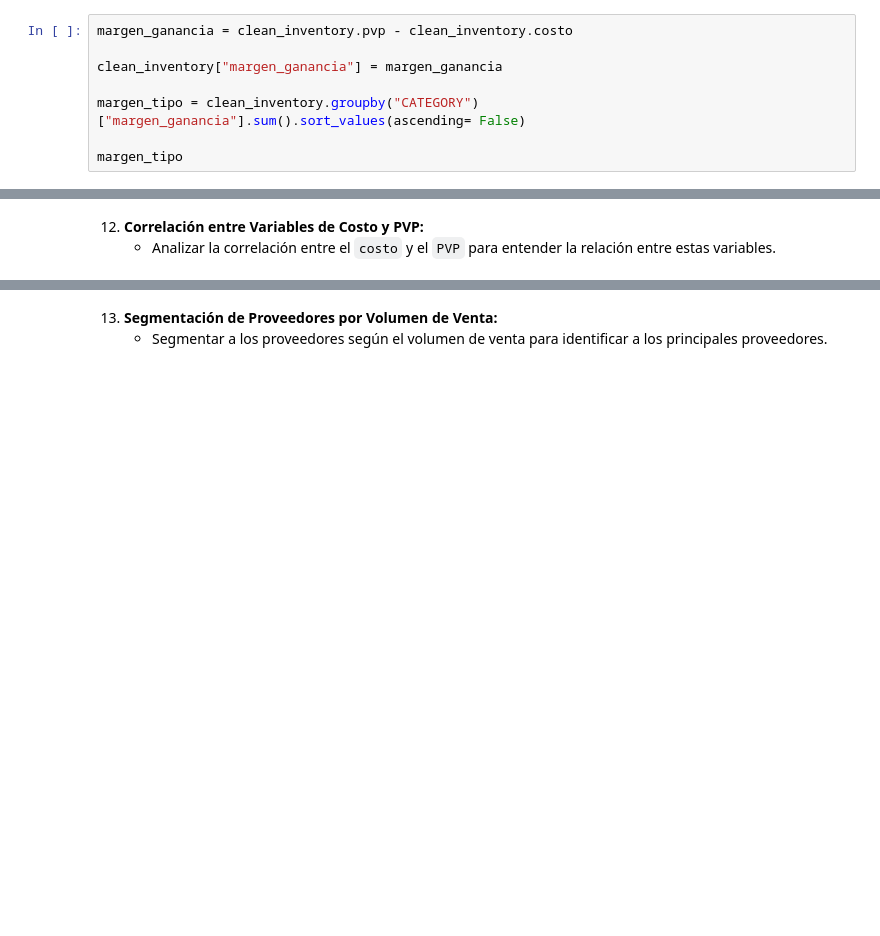
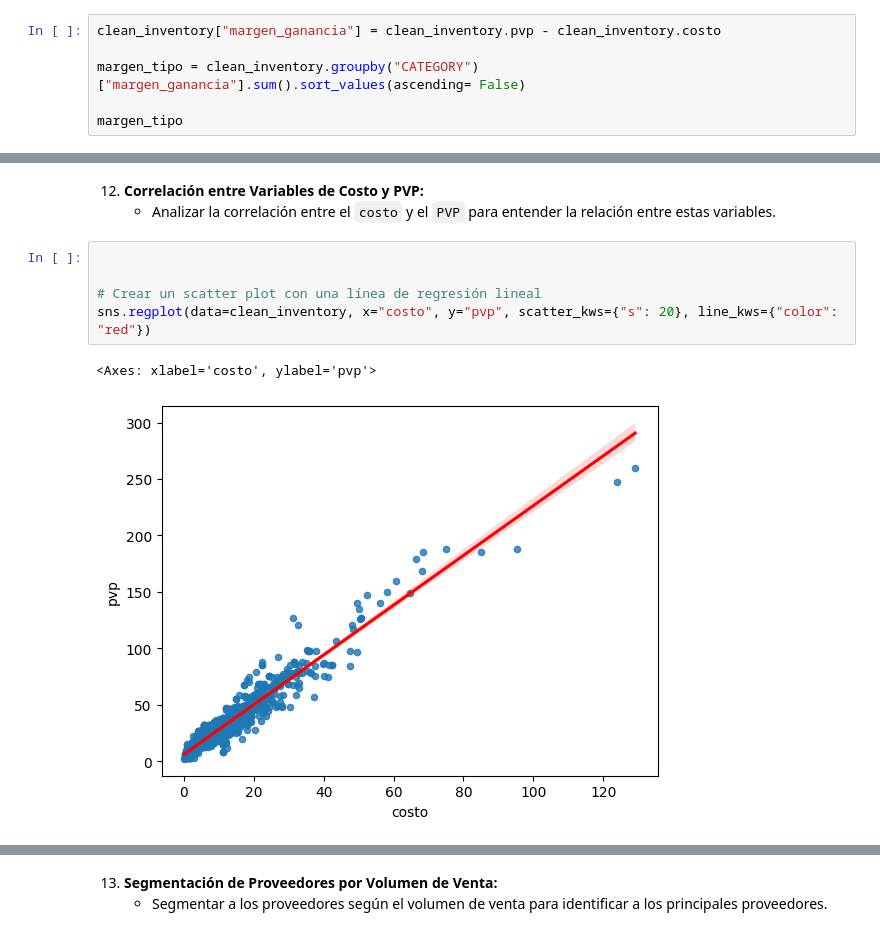
Before and after one commit to edu-marin/django_storefront, a Jupyter notebook: data_migration/descriptive_analysis_inventario.ipynb, the cells around one changed output, grey strips where cells are left out. Saved outputs shown, nothing was run; the diff lists cells and outputs as text; blank space fills up the shorter version.

```diff
--- a/data_migration/descriptive_analysis_inventario.ipynb
+++ b/data_migration/descriptive_analysis_inventario.ipynb
@@ -281,9 +281,7 @@ costo_promedio_joya_df
 9. **Comparación de Márgenes de Ganancia:**
    - Comparar los márgenes de ganancia entre las joyas de `plata` y `acero` calculando la diferencia entre el `costo` y el `PVP`.
 # %%
-margen_ganancia = clean_inventory.pvp - clean_inventory.costo
-
-clean_inventory["margen_ganancia"] = margen_ganancia
+clean_inventory["margen_ganancia"] = clean_inventory.pvp - clean_inventory.costo
 
 margen_tipo = clean_inventory.groupby("CATEGORY")["margen_ganancia"].sum().sort_values(ascending= False)
 
@@ -346,3 +341,11 @@ analisis_pvp
 
 12. **Correlación entre Variables de Costo y PVP:**
     - Analizar la correlación entre el `costo` y el `PVP` para entender la relación entre estas variables.
+# %%
+
+
+# Crear un scatter plot con una línea de regresión lineal
+sns.regplot(data=clean_inventory, x="costo", y="pvp", scatter_kws={"s": 20}, line_kws={"color": "red"})
+# %% [output]
+<Axes: xlabel='costo', ylabel='pvp'>
+[figure, added]
```
Also changed, not shown: parts of 3 cells of this notebook, 1 other file.
